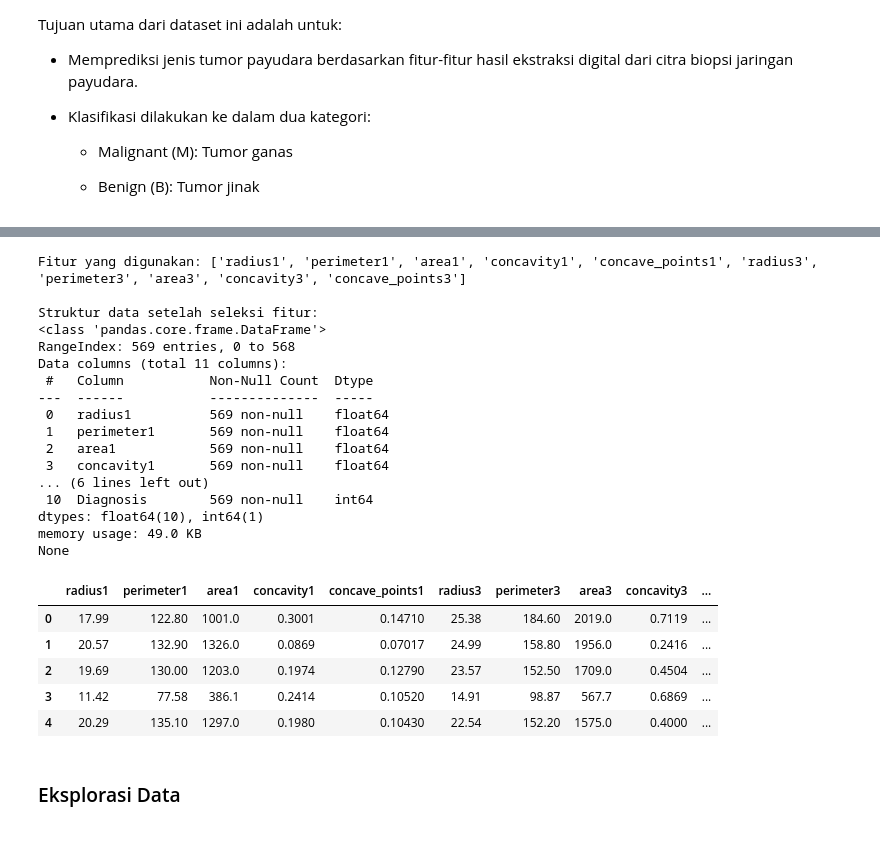
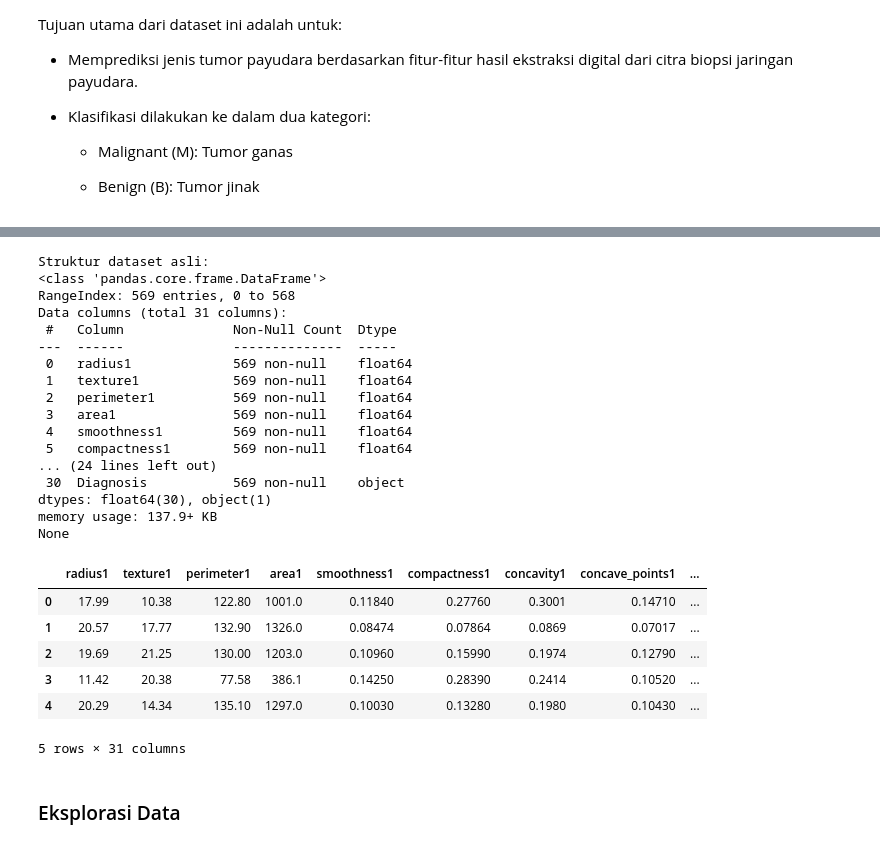
Before and after one commit to Pras7804/pendata, a Jupyter notebook: _sources/PraUAS.ipynb, the cells around one changed output, grey strips where cells are left out. Cells and saved outputs as stored; diff of their text form; code cells hidden in the pictures.

```diff
--- a/_sources/PraUAS.ipynb
+++ b/_sources/PraUAS.ipynb
@@ -46,62 +46,50 @@ Requirement already satisfied: six>=1.5 in /usr/local/lib/python3.11/dist-packag
 # %%
 # Import library
 from ucimlrepo import fetch_ucirepo
-from sklearn.preprocessing import LabelEncoder
-from sklearn.feature_selection import SelectKBest, f_classif
 import pandas as pd
 
-# Step 1: Ambil dataset dari UCI
+# Ambil dataset dari UCI
 bc = fetch_ucirepo(id=17)
 
-# Step 2: Ekstrak fitur dan target
+# Ekstrak fitur dan label asli
 X = bc.data.features
 y = bc.data.targets
 
-# Step 3: Ubah label Diagnosis menjadi numerik (M = 1, B = 0)
-y_encoded = LabelEncoder().fit_transform(y)
+# Gabungkan ke dalam satu DataFrame
+df_raw = X.copy()
+df_raw['Diagnosis'] = y
 
-# Step 4: Pilih 10 fitur paling penting menggunakan ANOVA F-test
-selector = SelectKBest(score_func=f_classif, k=10)
-X_selected = selector.fit_transform(X, y_encoded)
-
-# Ambil nama kolom fitur yang terpilih
-selected_columns = X.columns[selector.get_support()]
-print("Fitur yang digunakan:", list(selected_columns))
-
-# Gabungkan fitur terpilih dengan label menjadi satu DataFrame
-df = pd.DataFrame(X_selected, columns=selected_columns)
-df['Diagnosis'] = y_encoded
-
-# Step 5: Cek struktur data akhir
-print("\nStruktur data setelah seleksi fitur:")
-print(df.info())
+# Cek struktur awal dataset
+print("Struktur dataset asli:")
+print(df_raw.info())
 
 # Tampilkan 5 data awal
-display(df.head())
+display(df_raw.head())
 # %% [output]
-Fitur yang digunakan: ['radius1', 'perimeter1', 'area1', 'concavity1', 'concave_points1', 'radius3', 'perimeter3', 'area3', 'concavity3', 'concave_points3']
-
-Struktur data setelah seleksi fitur:
+Struktur dataset asli:
 <class 'pandas.core.frame.DataFrame'>
 RangeIndex: 569 entries, 0 to 568
-Data columns (total 11 columns):
- #   Column           Non-Null Count  Dtype
----  ------           --------------  -----
- 0   radius1          569 non-null    float64
- 1   perimeter1       569 non-null    float64
- 2   area1            569 non-null    float64
- 3   concavity1       569 non-null    float64
-... (6 lines left out)
- 10  Diagnosis        569 non-null    int64
-dtypes: float64(10), int64(1)
-memory usage: 49.0 KB
+Data columns (total 31 columns):
+ #   Column              Non-Null Count  Dtype
+---  ------              --------------  -----
+ 0   radius1             569 non-null    float64
+ 1   texture1            569 non-null    float64
+ 2   perimeter1          569 non-null    float64
+ 3   area1               569 non-null    float64
+ 4   smoothness1         569 non-null    float64
+ 5   compactness1        569 non-null    float64
+... (24 lines left out)
+ 30  Diagnosis           569 non-null    object
+dtypes: float64(30), object(1)
+memory usage: 137.9+ KB
 None
-|  | radius1 | perimeter1 | area1 | concavity1 | concave_points1 | radius3 | perimeter3 | area3 | concavity3 | ... |
-| 0 | 17.99 | 122.80 | 1001.0 | 0.3001 | 0.14710 | 25.38 | 184.60 | 2019.0 | 0.7119 | ... |
-| 1 | 20.57 | 132.90 | 1326.0 | 0.0869 | 0.07017 | 24.99 | 158.80 | 1956.0 | 0.2416 | ... |
-| 2 | 19.69 | 130.00 | 1203.0 | 0.1974 | 0.12790 | 23.57 | 152.50 | 1709.0 | 0.4504 | ... |
-| 3 | 11.42 | 77.58 | 386.1 | 0.2414 | 0.10520 | 14.91 | 98.87 | 567.7 | 0.6869 | ... |
-| 4 | 20.29 | 135.10 | 1297.0 | 0.1980 | 0.10430 | 22.54 | 152.20 | 1575.0 | 0.4000 | ... |
+|  | radius1 | texture1 | perimeter1 | area1 | smoothness1 | compactness1 | concavity1 | concave_points1 | ... |
+| 0 | 17.99 | 10.38 | 122.80 | 1001.0 | 0.11840 | 0.27760 | 0.3001 | 0.14710 | ... |
+| 1 | 20.57 | 17.77 | 132.90 | 1326.0 | 0.08474 | 0.07864 | 0.0869 | 0.07017 | ... |
+| 2 | 19.69 | 21.25 | 130.00 | 1203.0 | 0.10960 | 0.15990 | 0.1974 | 0.12790 | ... |
+| 3 | 11.42 | 20.38 | 77.58 | 386.1 | 0.14250 | 0.28390 | 0.2414 | 0.10520 | ... |
+| 4 | 20.29 | 14.34 | 135.10 | 1297.0 | 0.10030 | 0.13280 | 0.1980 | 0.10430 | ... |
+5 rows × 31 columns
 # %% [markdown]
 ### Eksplorasi Data
 # %% [markdown]
```
Also changed, not shown: parts of 35 cells of this notebook, 6 other files.
